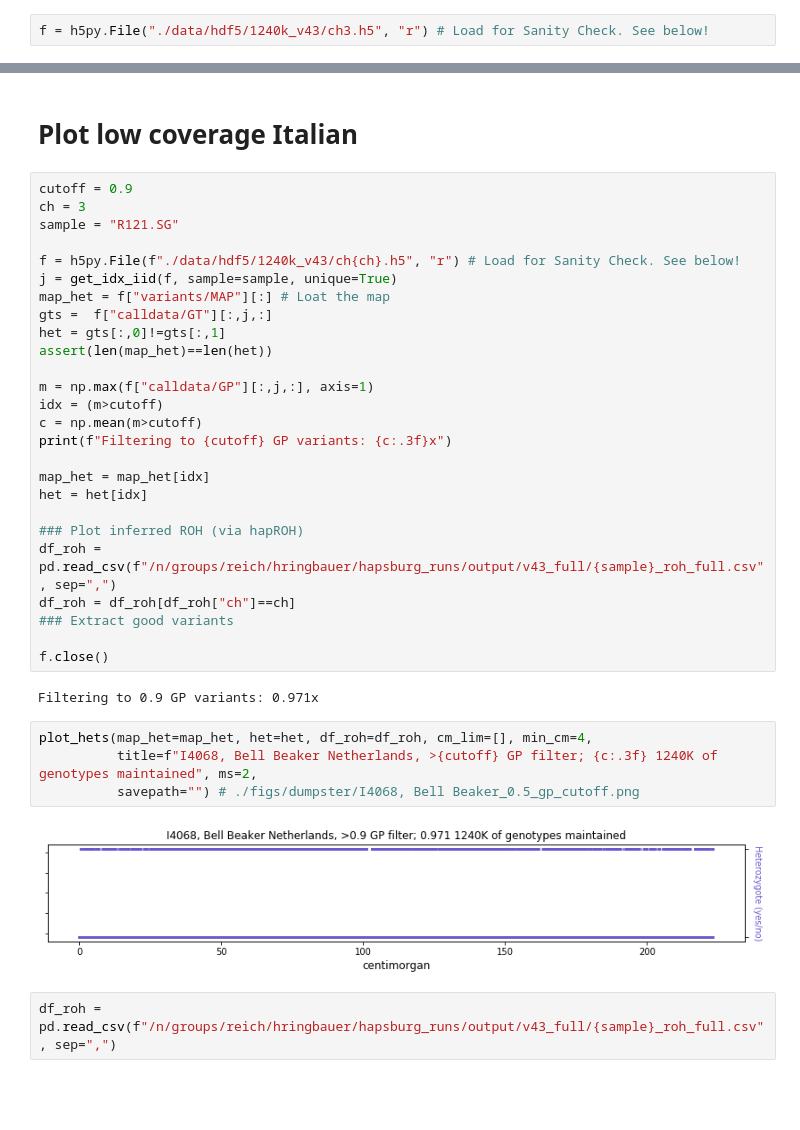
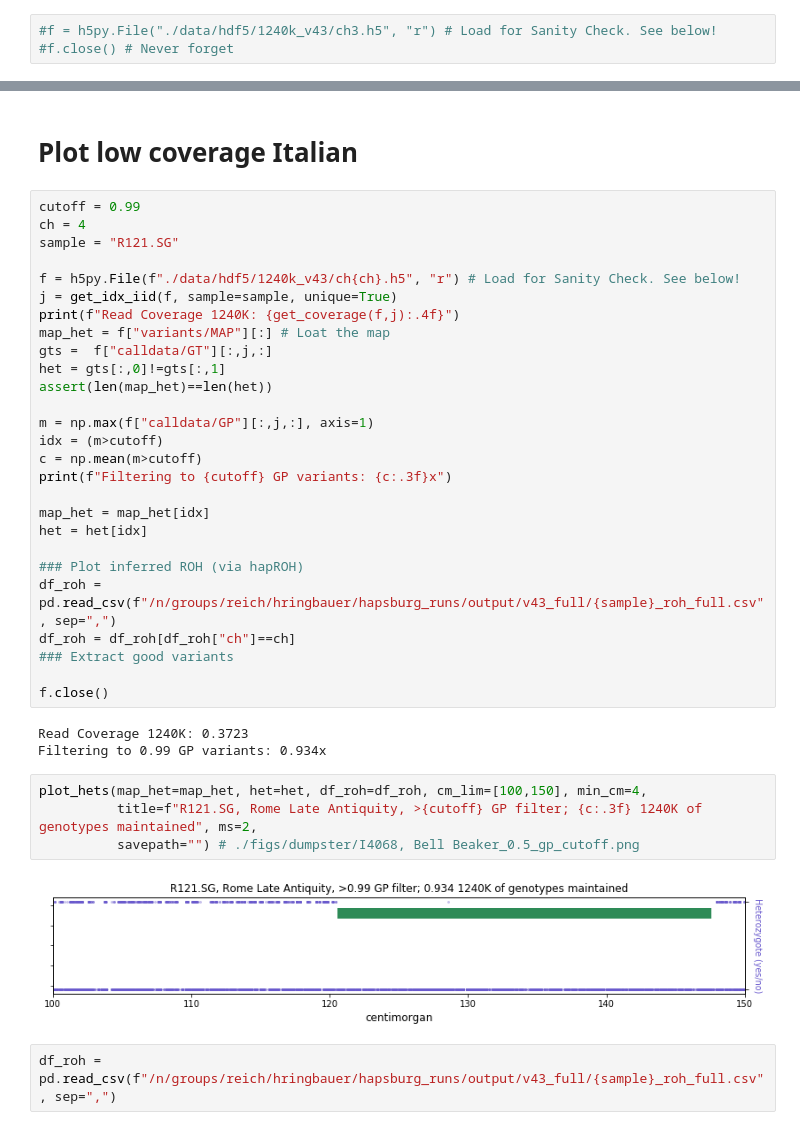
Before and after one commit to hringbauer/ancIBD, a Jupyter notebook: notebook/explore_analysis/plot_hets.ipynb, the cells around one changed output, grey strips where cells are left out. Cells and saved outputs as stored; diff of their text form; blank space fills up the shorter version.

Commit message:
Sanity Check & HDF5 production

```diff
--- a/notebook/explore_analysis/explore_hdf5.ipynb
+++ b/notebook/explore_analysis/plot_hets.ipynb
@@ -28,4 +28,5 @@ HSM O2 Computational partition detected.
 /n/groups/reich/hringbauer/git/hapBLOCK
 CPU Count: 32
 # %%
-f = h5py.File("./data/hdf5/1240k_v43/ch3.h5", "r") # Load for Sanity Check. See below!
+#f = h5py.File("./data/hdf5/1240k_v43/ch3.h5", "r") # Load for Sanity Check. See below!
+#f.close() # Never forget
@@ -296,12 +294,13 @@ plot_hets(map_het=map_het, het=het, df_roh=df_roh, cm_lim=[], min_cm=4,
 # %% [markdown]
 # Plot low coverage Italian
 # %%
-cutoff = 0.9
-ch = 3
+cutoff = 0.99
+ch = 4
 sample = "R121.SG"
 
 f = h5py.File(f"./data/hdf5/1240k_v43/ch{ch}.h5", "r") # Load for Sanity Check. See below!
 j = get_idx_iid(f, sample=sample, unique=True)
+print(f"Read Coverage 1240K: {get_coverage(f,j):.4f}")
 map_het = f["variants/MAP"][:] # Loat the map
 gts =  f["calldata/GT"][:,j,:]
 het = gts[:,0]!=gts[:,1]
@@ -322,13 +321,14 @@ df_roh = df_roh[df_roh["ch"]==ch]
 
 f.close()
 # %% [output]
-Filtering to 0.9 GP variants: 0.971x
+Read Coverage 1240K: 0.3723
+Filtering to 0.99 GP variants: 0.934x
 # %%
-plot_hets(map_het=map_het, het=het, df_roh=df_roh, cm_lim=[], min_cm=4,
-          title=f"I4068, Bell Beaker Netherlands, >{cutoff} GP filter; {c:.3f} 1240K of genotypes maintained", ms=2,
+plot_hets(map_het=map_het, het=het, df_roh=df_roh, cm_lim=[100,150], min_cm=4,
+          title=f"R121.SG, Rome Late Antiquity, >{cutoff} GP filter; {c:.3f} 1240K of genotypes maintained", ms=2,
           savepath="") # ./figs/dumpster/I4068, Bell Beaker_0.5_gp_cutoff.png
 # %% [output]
-[figure, old version]
+[figure, new version]
 # %%
 df_roh = pd.read_csv(f"/n/groups/reich/hringbauer/hapsburg_runs/output/v43_full/{sample}_roh_full.csv", sep=",")
 # %%
```
Also changed, not shown: parts of 4 cells of this notebook, 5 other files.
